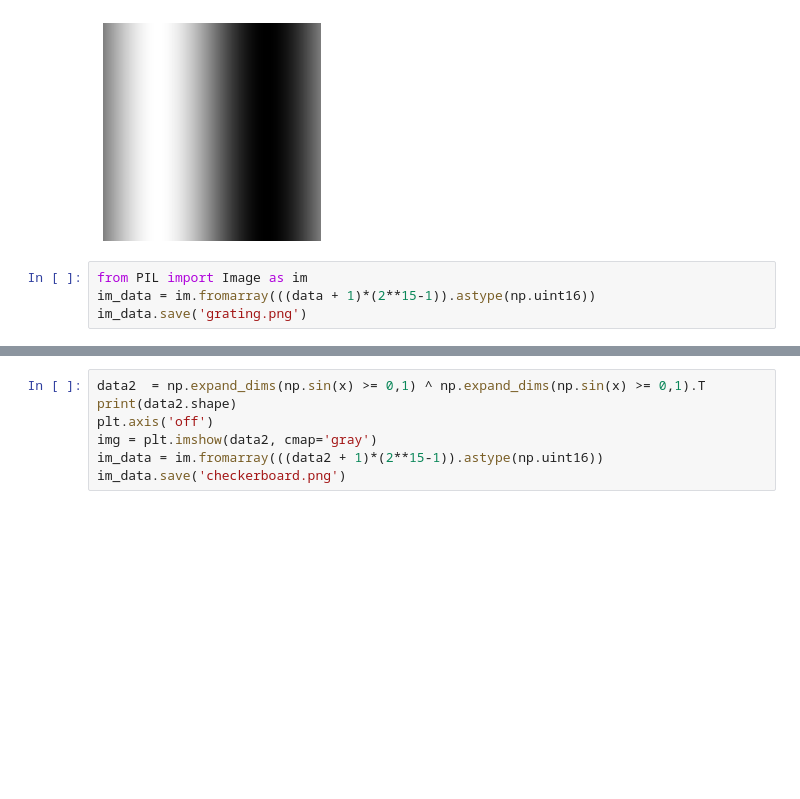
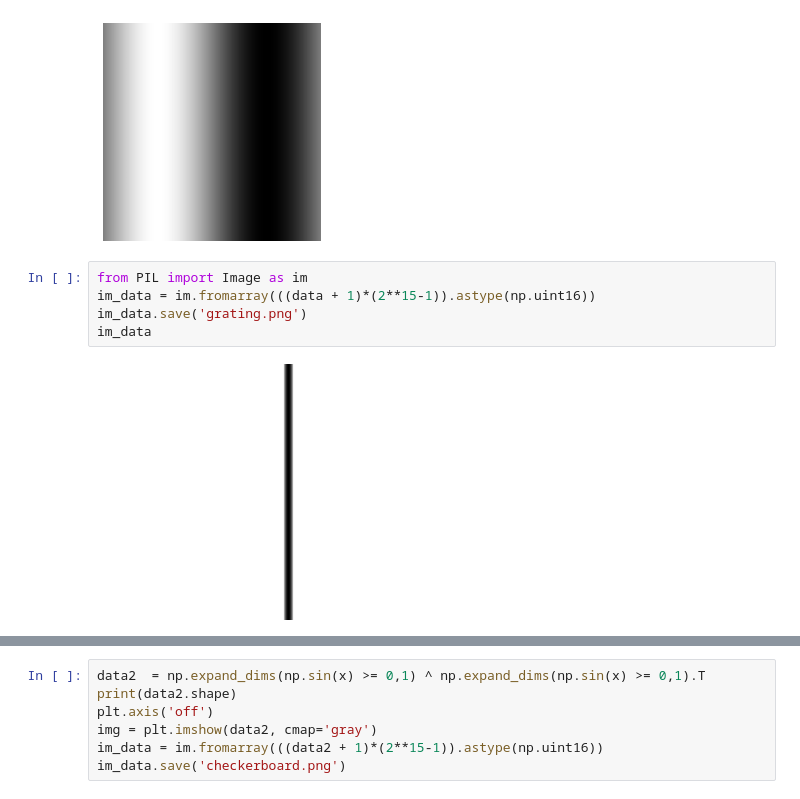
Before and after one commit to kemerelab/PyRenderMaze, a Jupyter notebook: textures/GenerateTextures.ipynb, the cells around one changed output, grey strips where cells are left out. Drawn from its saved outputs; the diff is of its cells as text; blank space fills up the shorter version.

```diff
--- a/textures/GenerateTextures.ipynb
+++ b/textures/GenerateTextures.ipynb
@@ -15,4 +15,7 @@ img = plt.imshow(data, cmap='gray')
 # %%
 from PIL import Image as im
 im_data = im.fromarray(((data + 1)*(2**15-1)).astype(np.uint16))
 im_data.save('grating.png')
+im_data
+# %% [output]
+[figure, added]
```
Also changed, not shown: parts of 2 cells of this notebook.
